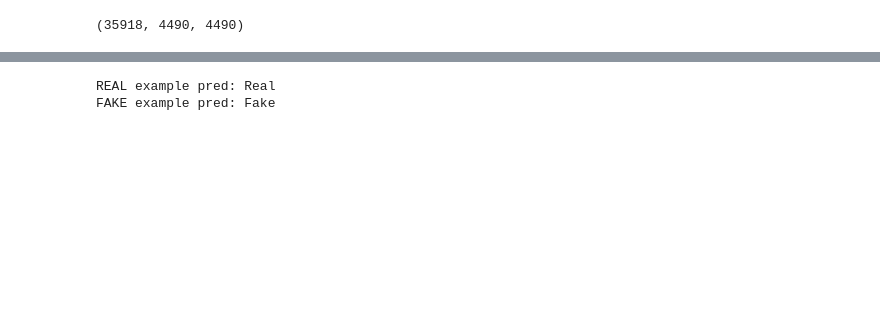
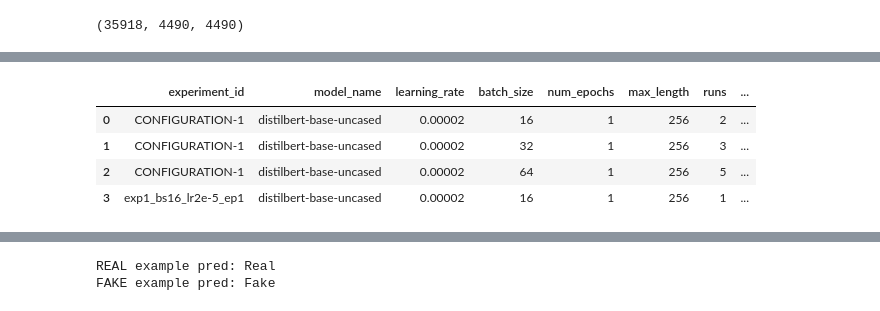
Before and after one commit to Birk2450/fake-news-detector-distilbert, a Jupyter notebook: notebooks/distilbert_experiments.ipynb, the cells around one changed output, grey strips where cells are left out. Saved outputs shown, nothing was run; the diff lists cells and outputs as text; code cells hidden in the pictures; blank space fills up the shorter version.

```diff
--- a/notebooks/distilbert_experiments.ipynb
+++ b/notebooks/distilbert_experiments.ipynb
@@ -191,0 +413,41 @@ Test results:
+# %%
+import pandas as pd
+
+# Load all logged runs
+results = pd.read_csv("../experiment_results.csv")
+
+# Group by configuration + hyperparams
+group_cols = [
+    "experiment_id",
+    "model_name",
+    "learning_rate",
+    "batch_size",
+    "num_epochs",
+    "max_length",
+]
+
+summary = (
+    results
+    .groupby(group_cols)
+    .agg(
+        runs=("run_index", "nunique"),
+        val_accuracy_mean=("val_accuracy", "mean"),
+        val_accuracy_std=("val_accuracy", "std"),
+        val_f1_mean=("val_f1", "mean"),
+        val_f1_std=("val_f1", "std"),
+        test_accuracy_mean=("test_accuracy", "mean"),
+        test_accuracy_std=("test_accuracy", "std"),
+        test_f1_mean=("test_f1", "mean"),
+        test_f1_std=("test_f1", "std"),
+    )
+    .reset_index()
+    .sort_values(["experiment_id"])
+)
+
+summary
+# %% [output]
+|  | experiment_id | model_name | learning_rate | batch_size | num_epochs | max_length | runs | ... |
+| 0 | CONFIGURATION-1 | distilbert-base-uncased | 0.00002 | 16 | 1 | 256 | 2 | ... |
+| 1 | CONFIGURATION-1 | distilbert-base-uncased | 0.00002 | 32 | 1 | 256 | 3 | ... |
+| 2 | CONFIGURATION-1 | distilbert-base-uncased | 0.00002 | 64 | 1 | 256 | 5 | ... |
+| 3 | exp1_bs16_lr2e-5_ep1 | distilbert-base-uncased | 0.00002 | 16 | 1 | 256 | 1 | ... |
```
Also changed, not shown: parts of 13 cells of this notebook, 1 other file.
